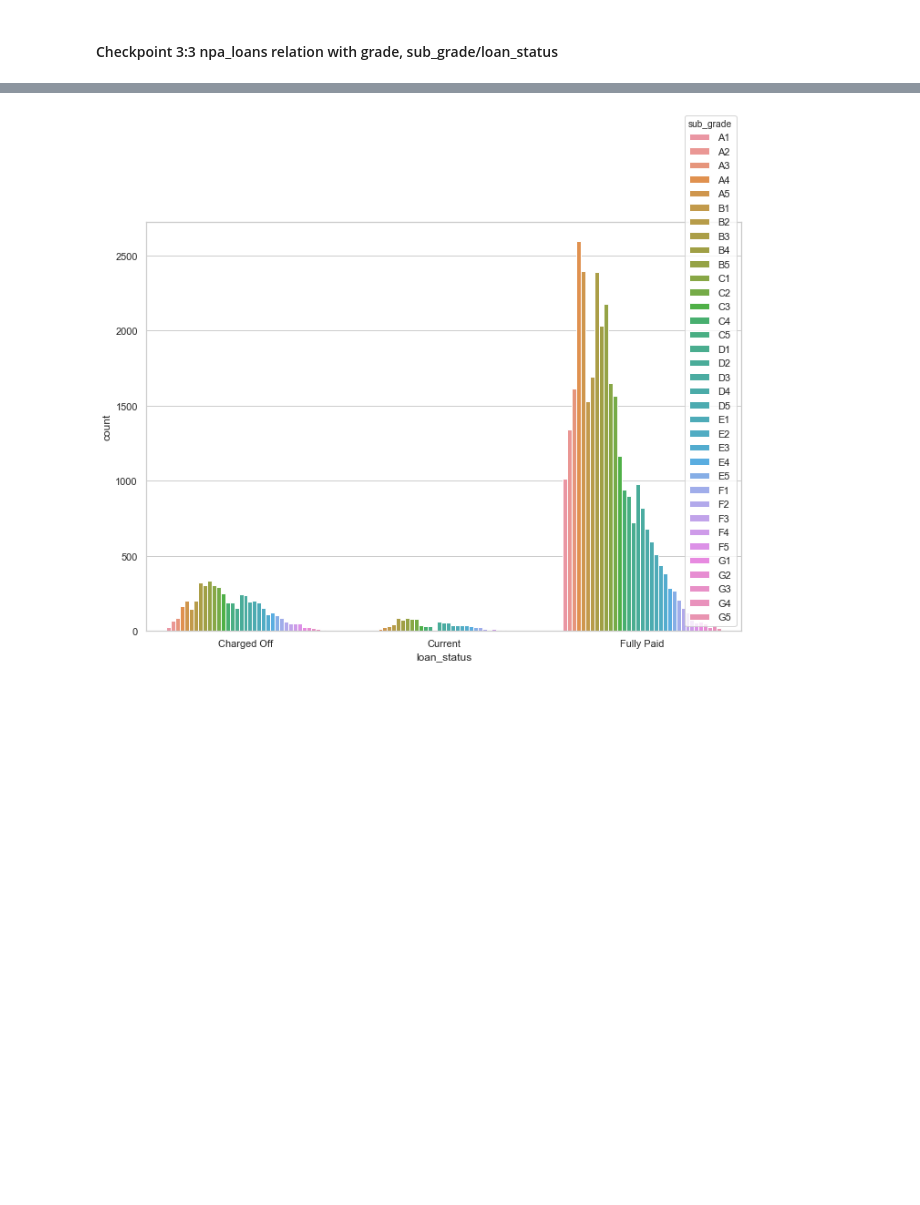
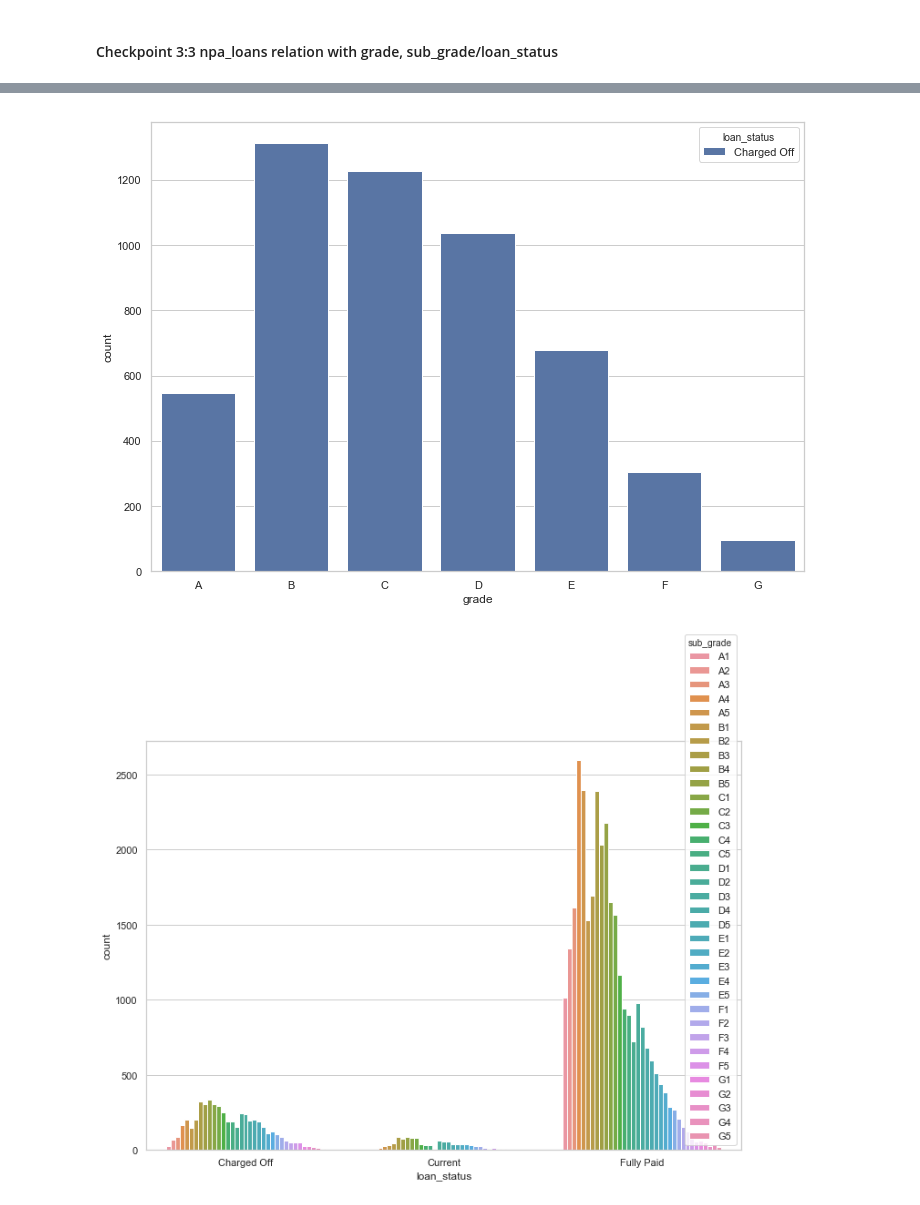
Before and after one commit to prashantkumsrivastava/LendingClubCase, a Jupyter notebook: Lending Club Case Study.ipynb, the cells around one changed output, grey strips where cells are left out. Cells and saved outputs as stored; diff of their text form; code cells hidden in the pictures; blank space fills up the shorter version.

```diff
--- a/Lending Club Case Study.ipynb
+++ b/Lending Club Case Study.ipynb
@@ -170,3 +169,12 @@ ax2 = sns.barplot(x='loan_status', y='count',hue='grade' , data=df2,orient='H')
+# %%
+#npa_loans relation with grade/loan_status
+%matplotlib inline
+sns.set(rc={'figure.figsize':(11.7,8.27)})
+sns.set_style("whitegrid")
+df2 = df.groupby(['loan_status','grade']).size().to_frame(name = 'count').reset_index()
+ax2 = sns.barplot(x='grade', y='count',hue='loan_status' , data=df2,orient='H')
+# %% [output]
+[figure, added]
 # %%
 #npa_loans relation with sub_grade/loan_status
 %matplotlib inline
```
Also changed, not shown: parts of 38 cells of this notebook.
